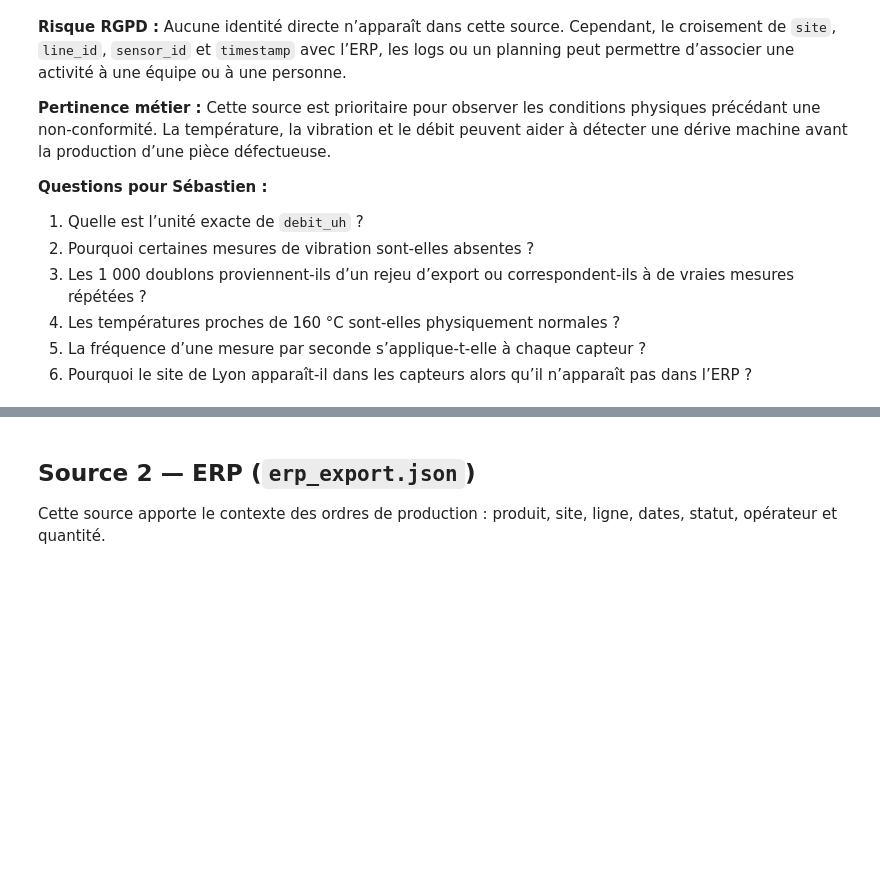
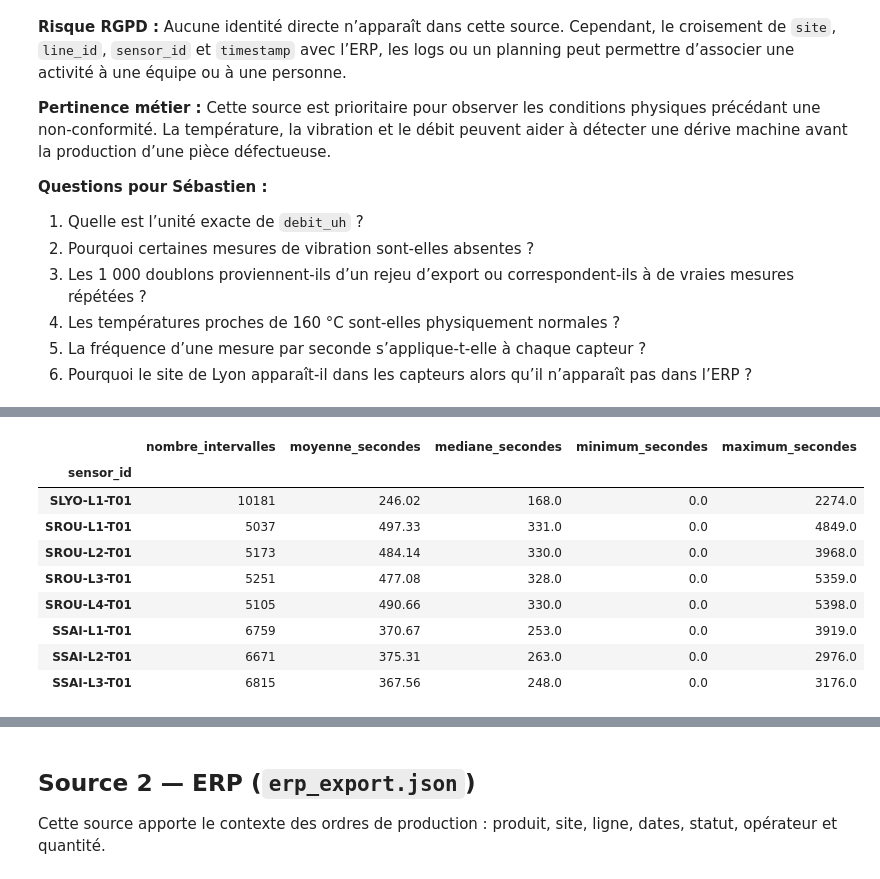
Before and after one commit to Nandodev-id/M3-B1-acerox-fernando, a Jupyter notebook: notebooks/M3-B1_template.ipynb, the cells around one changed output, grey strips where cells are left out. Drawn from its saved outputs; the diff is of its cells as text; code cells hidden in the pictures; blank space fills up the shorter version.

```diff
--- a/notebooks/M3-B1_template.ipynb
+++ b/notebooks/M3-B1_template.ipynb
@@ -196,0 +268,42 @@ Cette source est prioritaire pour observer les conditions physiques précédant
+# %%
+frequency_iot = df_iot.copy()
+
+frequency_iot["timestamp"] = pd.to_datetime(
+    frequency_iot["timestamp"],
+    errors="coerce",
+)
+
+frequency_iot = frequency_iot.sort_values(
+    ["sensor_id", "timestamp"]
+)
+
+frequency_iot["intervalle_secondes"] = (
+    frequency_iot.groupby("sensor_id")["timestamp"]
+    .diff()
+    .dt.total_seconds()
+)
+# %%
+frequency_summary = (
+    frequency_iot.groupby("sensor_id")["intervalle_secondes"]
+    .agg(
+        nombre_intervalles="count",
+        moyenne_secondes="mean",
+        mediane_secondes="median",
+        minimum_secondes="min",
+        maximum_secondes="max",
+    )
+    .round(2)
+)
+
+display(frequency_summary)
+# %% [output]
+|  | nombre_intervalles | moyenne_secondes | mediane_secondes | minimum_secondes | maximum_secondes |
+| sensor_id |  |  |  |  |  |
+| SLYO-L1-T01 | 10181 | 246.02 | 168.0 | 0.0 | 2274.0 |
+| SROU-L1-T01 | 5037 | 497.33 | 331.0 | 0.0 | 4849.0 |
+| SROU-L2-T01 | 5173 | 484.14 | 330.0 | 0.0 | 3968.0 |
+| SROU-L3-T01 | 5251 | 477.08 | 328.0 | 0.0 | 5359.0 |
+| SROU-L4-T01 | 5105 | 490.66 | 330.0 | 0.0 | 5398.0 |
+| SSAI-L1-T01 | 6759 | 370.67 | 253.0 | 0.0 | 3919.0 |
+| SSAI-L2-T01 | 6671 | 375.31 | 263.0 | 0.0 | 2976.0 |
+| SSAI-L3-T01 | 6815 | 367.56 | 248.0 | 0.0 | 3176.0 |
```
Also changed, not shown: parts of 5 cells of this notebook.
